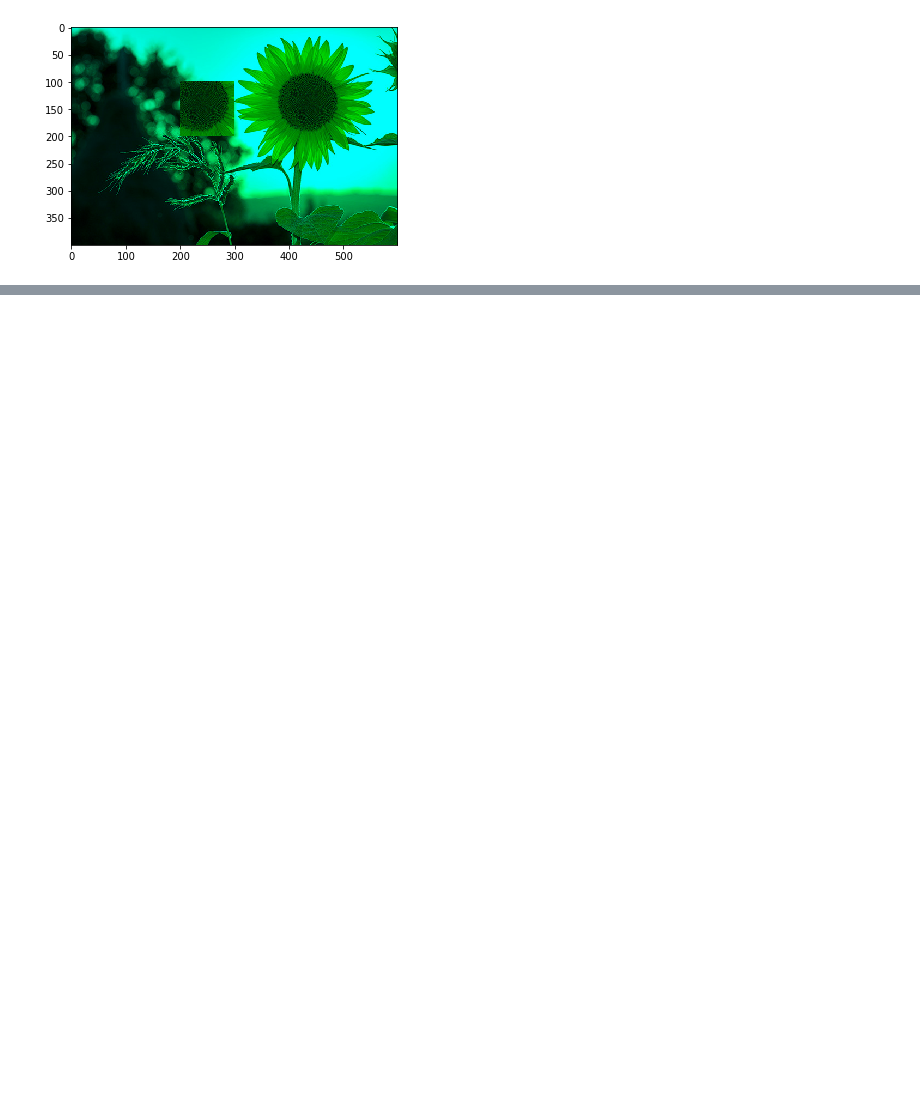
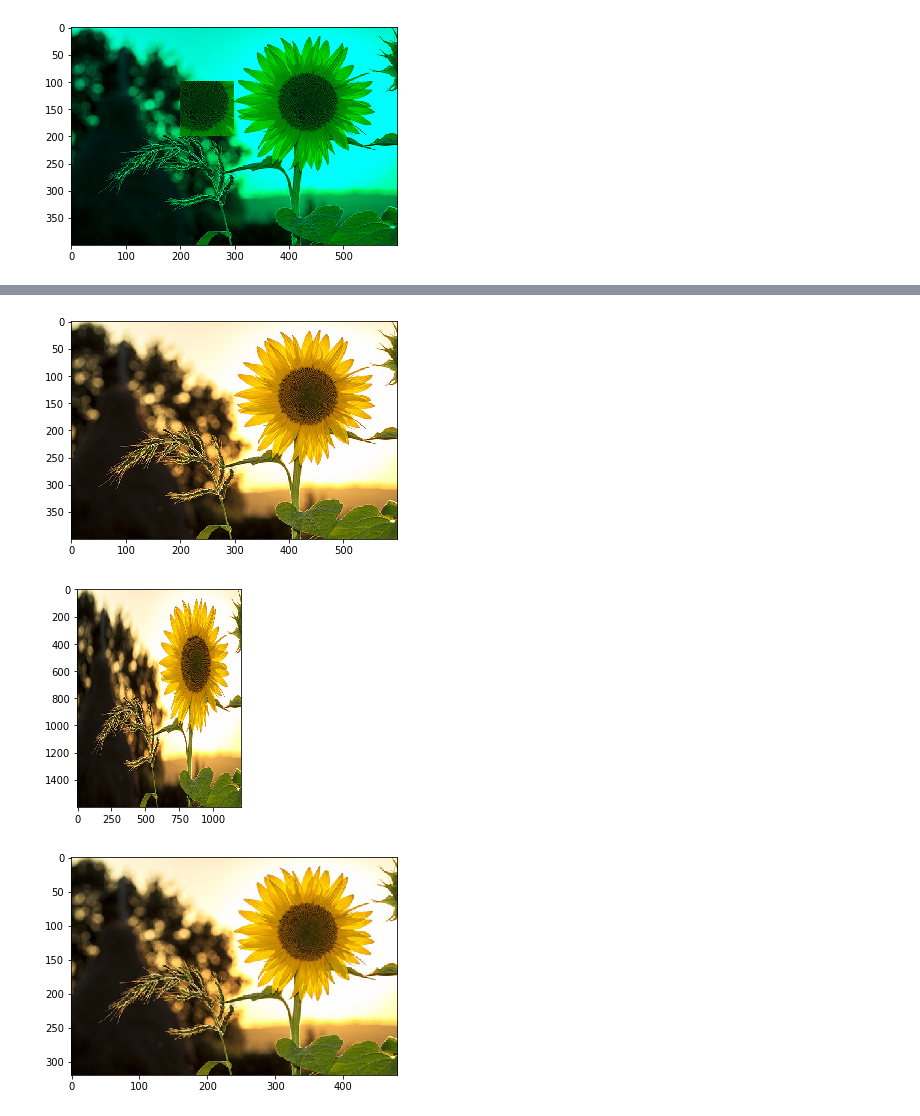
Before and after one commit to LEEHYUNJI94/Python, a Jupyter notebook: Open CV.ipynb, the cells around one changed output, grey strips where cells are left out. Cells and saved outputs as stored; diff of their text form; code cells hidden in the pictures; blank space fills up the shorter version.

```diff
--- a/Open CV.ipynb
+++ b/Open CV.ipynb
@@ -116,0 +130,20 @@ plt.show()
+# %%
+import cv2
+import matplotlib.pyplot as plt
+
+#####원본이미지 확인#####
+img_Sch=cv2.imread("sunflower.jpg")
+plt.imshow(cv2.cvtColor(img_Sch,cv2.COLOR_BGR2RGB))
+plt.show()
+#####이미지 확대하기#####
+expand=cv2.resize(img_Sch,None,fx=2,fy=4,interpolation=cv2.INTER_CUBIC) #이미2배확대(cv2.INTER_CUBIC)를 변수에 넣기
+plt.imshow(cv2.cvtColor(expand, cv2.COLOR_BGR2RGB))
+plt.show()
+#####이미지 축소하기#####
+reshrink=cv2.resize(img_Sch,None,fx=0.8,fy=0.8,interpolation=cv2.INTER_AREA)  #이미지0.8배축소(cv2.INTER_AREA)를 변수에 넣기
+plt.imshow(cv2.cvtColor(reshrink,cv2.COLOR_BGR2RGB))
+plt.show()
+# %% [output]
+[figure, added]
+[figure, added]
+[figure, added]
```
Also changed, not shown: parts of 15 cells of this notebook.
